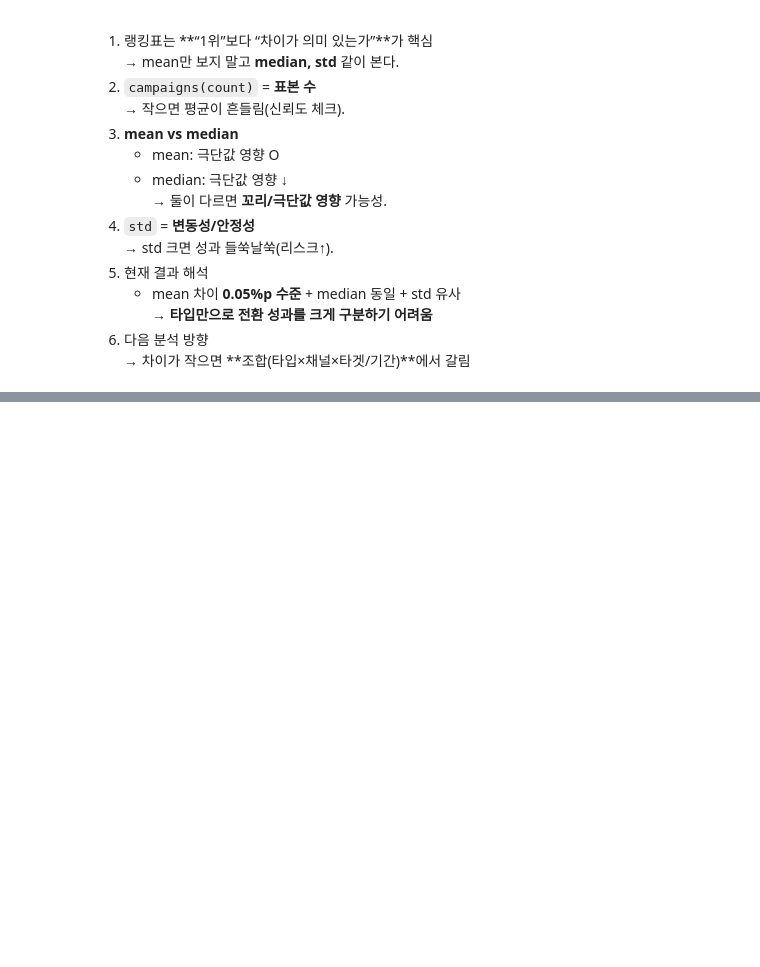
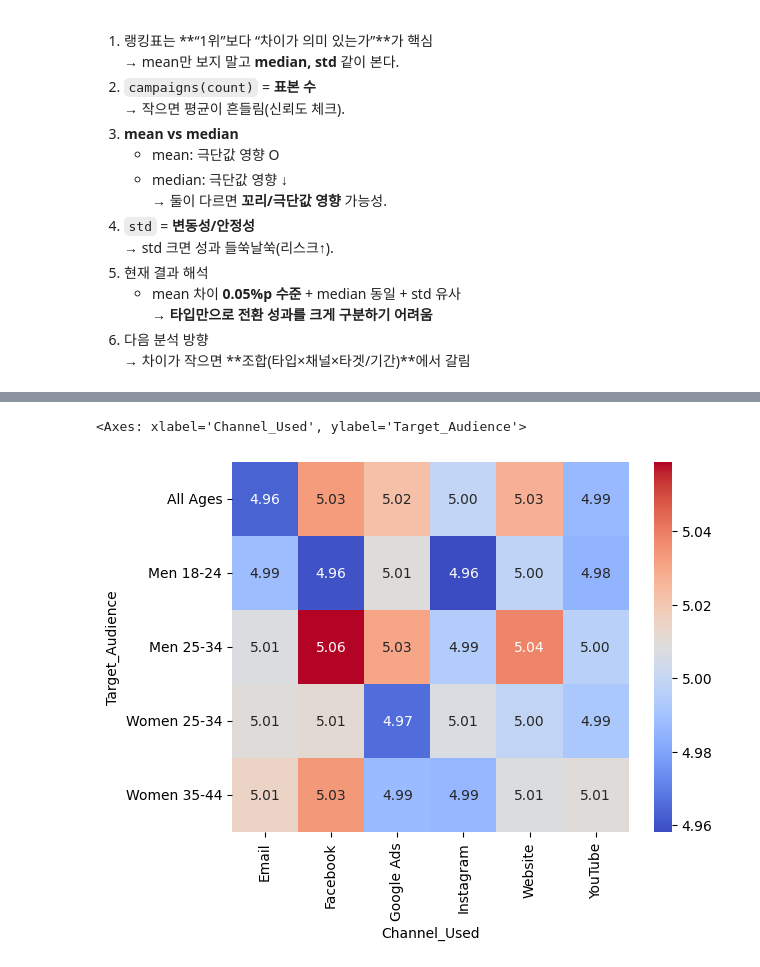
Before and after one commit to jsoook-dt/python-colab-analysis-study, a Jupyter notebook: project01_sook_analysis.ipynb, the cells around one changed output, grey strips where cells are left out. Drawn from its saved outputs; the diff is of its cells as text; code cells hidden in the pictures; blank space fills up the shorter version.

```diff
--- a/project01_sook_analysis.ipynb
+++ b/project01_sook_analysis.ipynb
@@ -518,0 +616,11 @@ for line in report_lines:
+# %%
+# Channel × Audience
+
+pivot_roi = df.pivot_table(
+    index="Target_Audience",
+    columns="Channel_Used",
+    values="ROI",
+    aggfunc="mean"
+)
+
+pivot_roi
@@ -518,0 +635,6 @@ for line in report_lines:
+# %%
+import seaborn as sns
+sns.heatmap(pivot_roi, annot=True, fmt=".2f", cmap="coolwarm")
+# %% [output]
+<Axes: xlabel='Channel_Used', ylabel='Target_Audience'>
+[figure, added]
```
Also changed, not shown: parts of 24 cells of this notebook.
